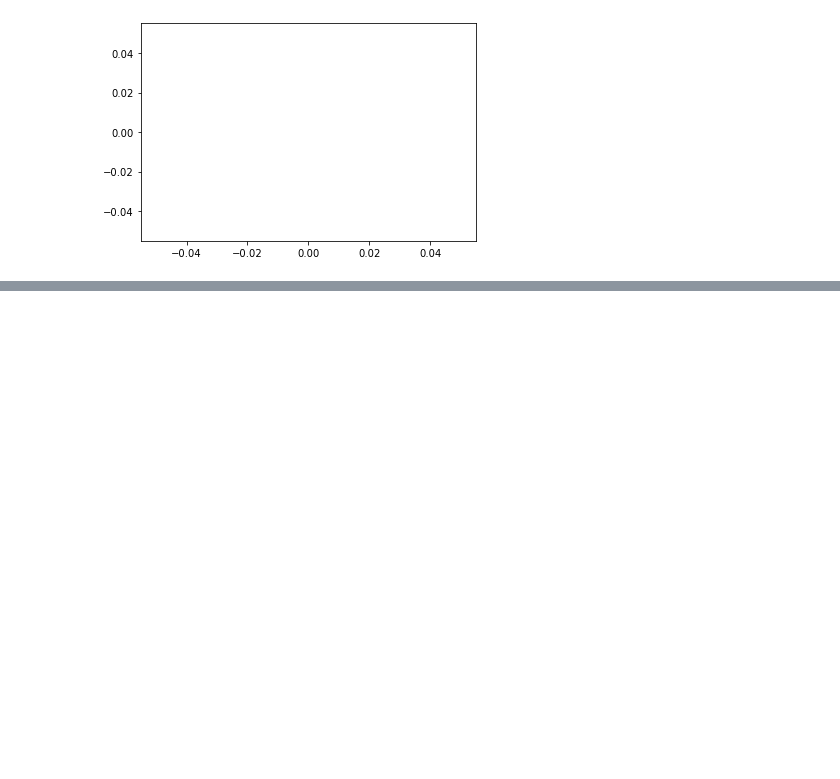
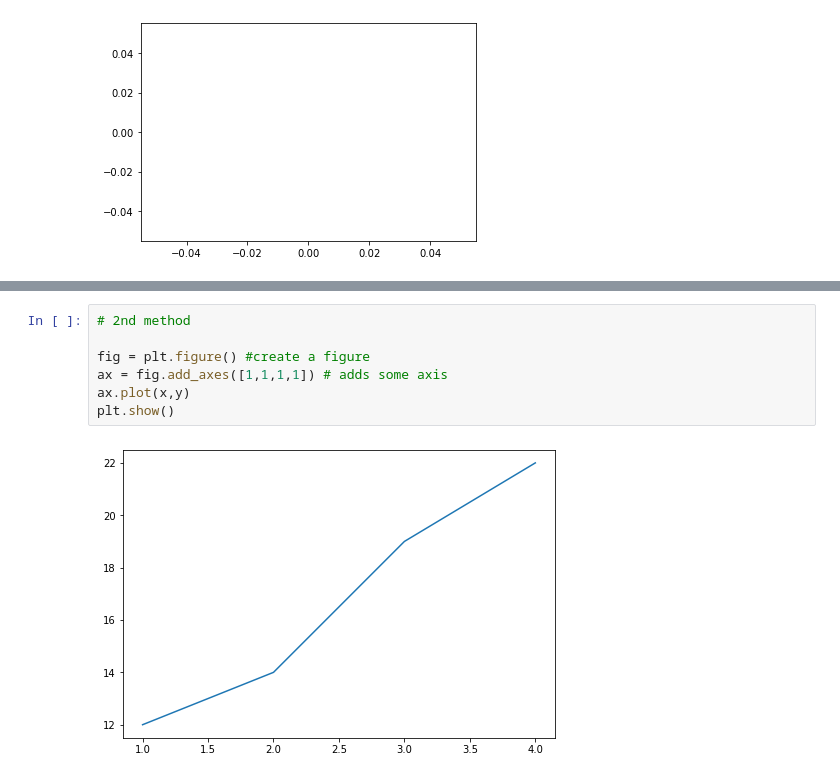
Before and after one commit to GKPSingh/M2D12, a Jupyter notebook: Matplotlib.ipynb, the cells around one changed output, grey strips where cells are left out. Drawn from its saved outputs; the diff is of its cells as text; blank space fills up the shorter version.

```diff
--- a/Matplotlib.ipynb
+++ b/Matplotlib.ipynb
@@ -34,0 +52,9 @@ plt.plot([])
+# %%
+# 2nd method
+
+fig = plt.figure() #create a figure
+ax = fig.add_axes([1,1,1,1]) # adds some axis
+ax.plot(x,y)
+plt.show()
+# %% [output]
+[figure, added]
```
Also changed, not shown: parts of 5 cells of this notebook.
